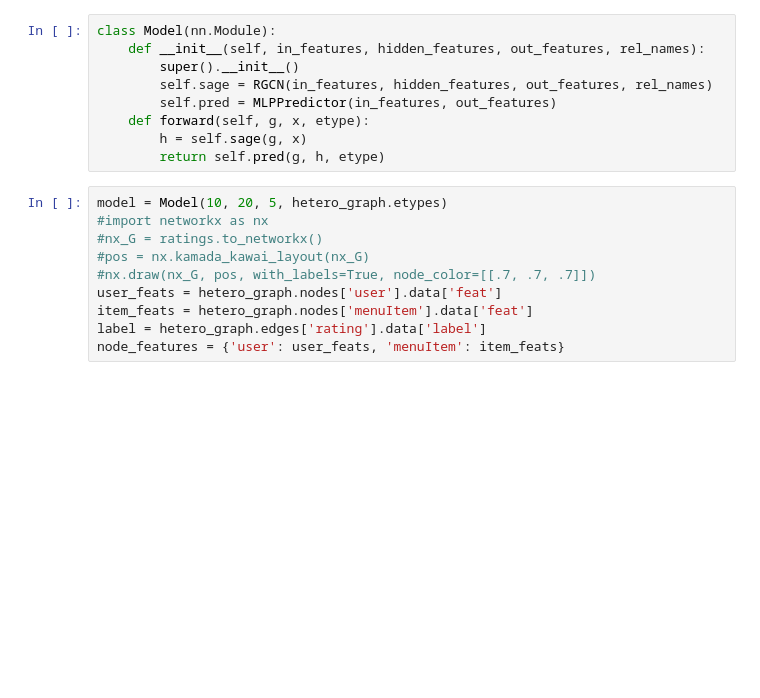
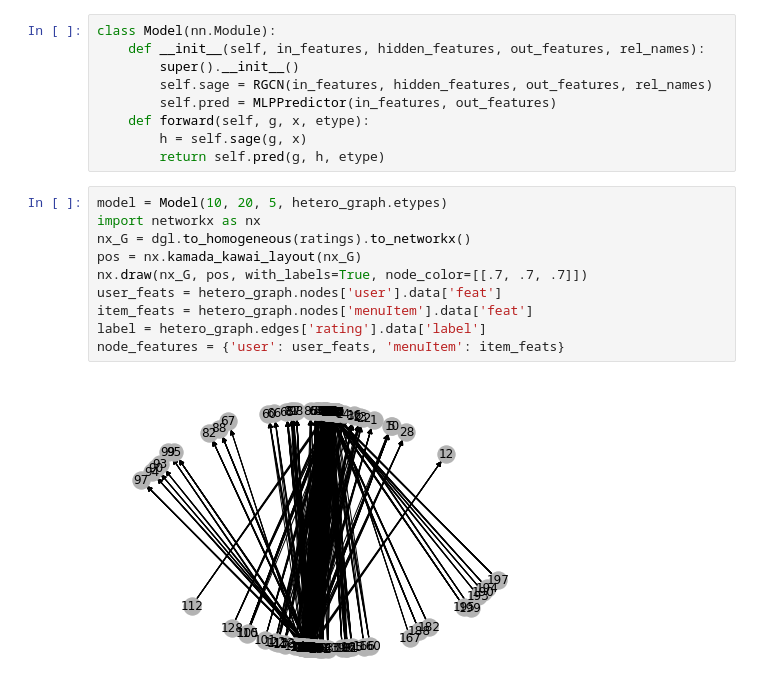
Before and after one commit to PurdueEats/backend, a Jupyter notebook: prototypes/RatingsPredictor.ipynb, the cells around one changed output. Drawn from its saved outputs; the diff is of its cells as text; blank space fills up the shorter version.

```diff
--- a/prototypes/RatingsPredictor.ipynb
+++ b/prototypes/RatingsPredictor.ipynb
@@ -138,14 +136,16 @@ class Model(nn.Module):
         return self.pred(g, h, etype)
 # %%
 model = Model(10, 20, 5, hetero_graph.etypes)
-#import networkx as nx
-#nx_G = ratings.to_networkx()
-#pos = nx.kamada_kawai_layout(nx_G)
-#nx.draw(nx_G, pos, with_labels=True, node_color=[[.7, .7, .7]])
+import networkx as nx
+nx_G = dgl.to_homogeneous(ratings).to_networkx()
+pos = nx.kamada_kawai_layout(nx_G)
+nx.draw(nx_G, pos, with_labels=True, node_color=[[.7, .7, .7]])
 user_feats = hetero_graph.nodes['user'].data['feat']
 item_feats = hetero_graph.nodes['menuItem'].data['feat']
 label = hetero_graph.edges['rating'].data['label']
 node_features = {'user': user_feats, 'menuItem': item_feats}
+# %% [output]
+[figure, added]
 # %%
 import dgl.function as fn
 opt = torch.optim.Adam(model.parameters())
```
Also changed, not shown: parts of 6 cells of this notebook.
